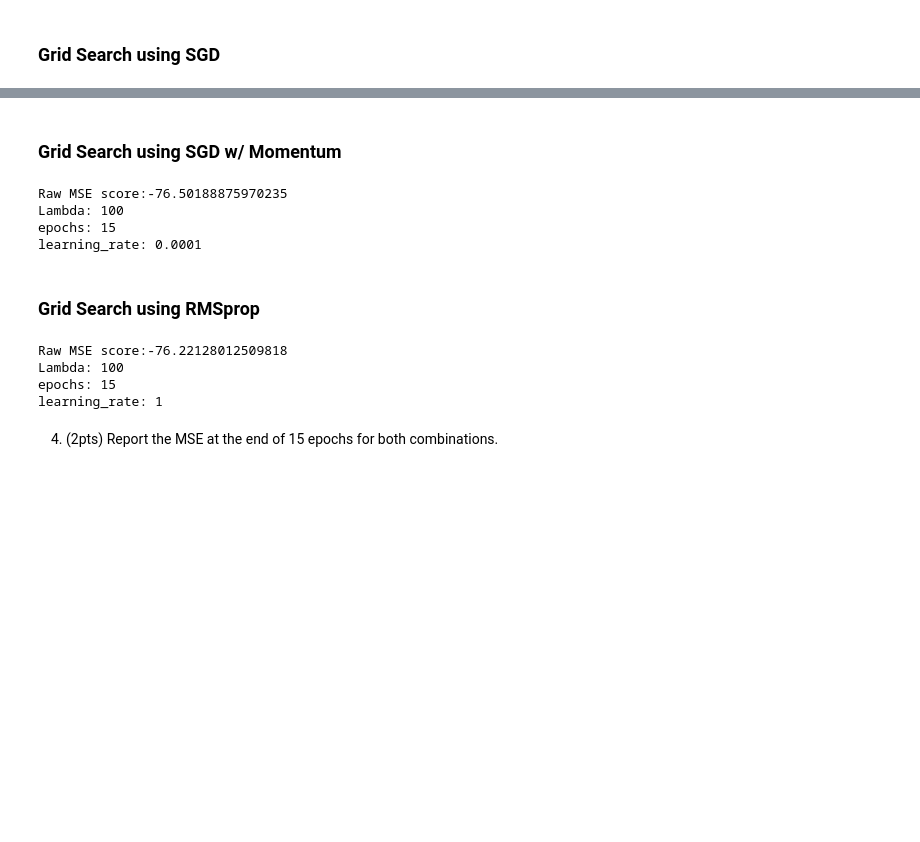
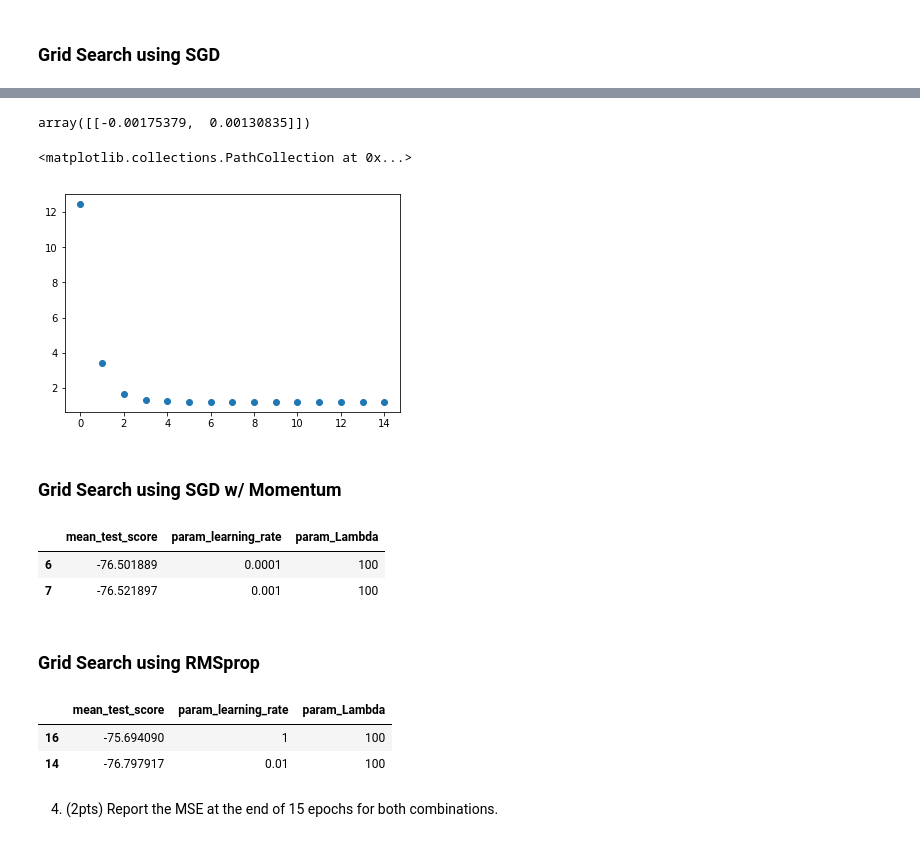
Before and after one commit to jsigee87/data_science_principles, a Jupyter notebook: hw3/HW3.ipynb, the cells around one changed output, grey strips where cells are left out. Cells and saved outputs as stored; diff of their text form; code cells hidden in the pictures; blank space fills up the shorter version.

```diff
--- a/hw3/HW3.ipynb
+++ b/hw3/HW3.ipynb
@@ -95,7 +95,13 @@ class SGD(BaseEstimator):
         self.data = data
         self.label = label
 
+        mse_hist = []
+        W_hist = []
+
         for epoch in np.arange(0, self.epochs):
+
+            mse = []
+            W_epoch = []
 
 #             print("EPOCH: " + str(epoch))
 
@@ -109,6 +115,7 @@ class SGD(BaseEstimator):
                 error = pred - batchY
 #                 print("error: {}".format(error.shape))
                 loss = (error * error) + self.Lambda*(np.dot(W, W.T))
+                mse.append(np.asscalar(np.array(loss)))
 
                 gradient = (2 * batchX * np.asscalar(np.array(error))) + (2 * self.Lambda * W)
 
@@ -135,10 +142,16 @@ class SGD(BaseEstimator):
                     velocity = (0.9 * velocity) + (0.1 * np.dot(gradient, gradient.T))
                     delta_W = (self.learning_rate * gradient)/(np.sqrt(velocity + 1e-6))
                     W = W - delta_W
+
                 else:
                     raise velocityalueError('invalid update rule')
 
+            mse_hist.append(np.array(mse).mean())
+            W_hist.append(W)
+
         self.W = W
+        self.mse_hist = mse_hist
+        self.W_hist = W_hist
         return self
 
     def get_params(self, deep=True):
@@ -155,9 +168,6 @@ class SGD(BaseEstimator):
 
         return self
 
-    def get_loss():
-        return loss_hist
-
     def predict(self, X):
         return np.dot(X, self.W.T)
 
@@ -247,9 +257,4 @@ grid = GridSearchCV(sgd, parameters,
                    refit=True,
                    error_score='raise',)
 
-grid.fit(X_train, y_train, update_rule='sgd')
-
-best_parameters, score, _ = max(grid.grid_scores_, key=lambda x: x[1])
-print('Raw MSE score:' + str(-1*score))
-for param_name in sorted(best_parameters.keys()):
-    print("%s: %r" % (param_name, best_parameters[param_name]))
+_ = grid.fit(X_train, y_train, update_rule='sgd')
@@ -260,0 +270,6 @@ learning_rate: 0.0001
+# %%
+best0 = SGD(learning_rate=0.0001, Lambda=100, epochs=15)
+best0.fit(X_train, y_train)
+
+best1 = SGD(learning_rate=0.0001, Lambda=100, epochs=15)
+best1.fit(X_train, y_train)
@@ -261,3 +297,12 @@ learning_rate: 0.0001
+# %%
+best0.W
+# %% [output]
+array([[-0.00175379,  0.00130835]])
+# %%
+plt.scatter(range(15), best0.mse_hist, label='MSE')
+# %% [output]
+<matplotlib.collections.PathCollection at 0x...>
+[figure, added]
 # %% [markdown]
 ### Grid Search using SGD w/ Momentum
 # %%
@@ -272,17 +317,16 @@ grid_momentum = GridSearchCV(sgd, parameters,
                    refit=True,
                    error_score='raise',)
 
-grid_momentum.fit(X_train, y_train, update_rule='sgd_momentum')
-
-best_parameters, score, _ = max(grid_momentum.grid_scores_, key=lambda x: x[1])
-print('Raw MSE score:' + str(score))
-for param_name in sorted(best_parameters.keys()):
-    print("%s: %r" % (param_name, best_parameters[param_name]))
+_ = grid_momentum.fit(X_train, y_train, update_rule='sgd_momentum')
-# %% [output]
-Raw MSE score:-76.50188875970235
-Lambda: 100
-epochs: 15
-learning_rate: 0.0001
+# %%
+results = pd.DataFrame(grid_momentum.cv_results_)
+results = results[['mean_test_score', 'param_learning_rate', 'param_Lambda']]
+results = results.sort_values('mean_test_score', ascending=False)
+results.iloc[0:2,:]
+# %% [output]
+|  | mean_test_score | param_learning_rate | param_Lambda |
+| 6 | -76.501889 | 0.0001 | 100 |
+| 7 | -76.521897 | 0.001 | 100 |
 # %% [markdown]
 ### Grid Search using RMSprop
 # %%
@@ -297,17 +341,16 @@ grid_rmsprop = GridSearchCV(sgd, parameters,
                    refit=True,
                    error_score='raise',)
 
-grid_rmsprop.fit(X_train, y_train, update_rule='rmsprop')
-
-best_parameters, score, _ = max(grid_rmsprop.grid_scores_, key=lambda x: x[1])
-print('Raw MSE score:' + str(score))
-for param_name in sorted(best_parameters.keys()):
-    print("%s: %r" % (param_name, best_parameters[param_name]))
+_ = grid_rmsprop.fit(X_train, y_train, update_rule='rmsprop')
-# %% [output]
-Raw MSE score:-76.22128012509818
-Lambda: 100
-epochs: 15
-learning_rate: 1
+# %%
+results = pd.DataFrame(grid_rmsprop.cv_results_)
+results = results[['mean_test_score', 'param_learning_rate', 'param_Lambda']]
+results = results.sort_values('mean_test_score', ascending=False)
+results.iloc[0:2,:]
+# %% [output]
+|  | mean_test_score | param_learning_rate | param_Lambda |
+| 16 | -75.694090 | 1 | 100 |
+| 14 | -76.797917 | 0.01 | 100 |
 # %% [markdown]
 4. (2pts) Report the MSE at the end of 15 epochs for both combinations.
 # %% [markdown]
```
Also changed, not shown: parts of 8 cells of this notebook.
